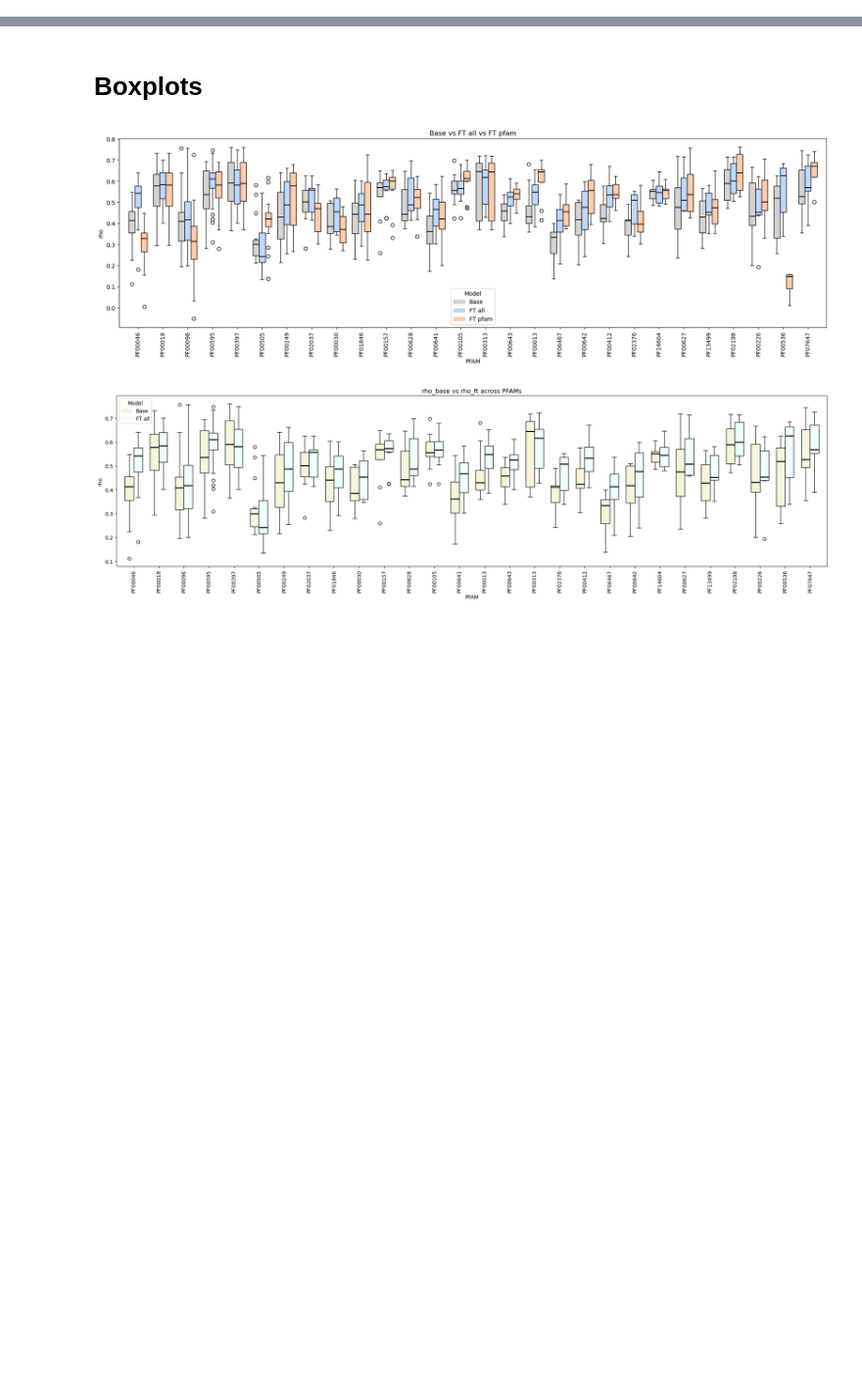
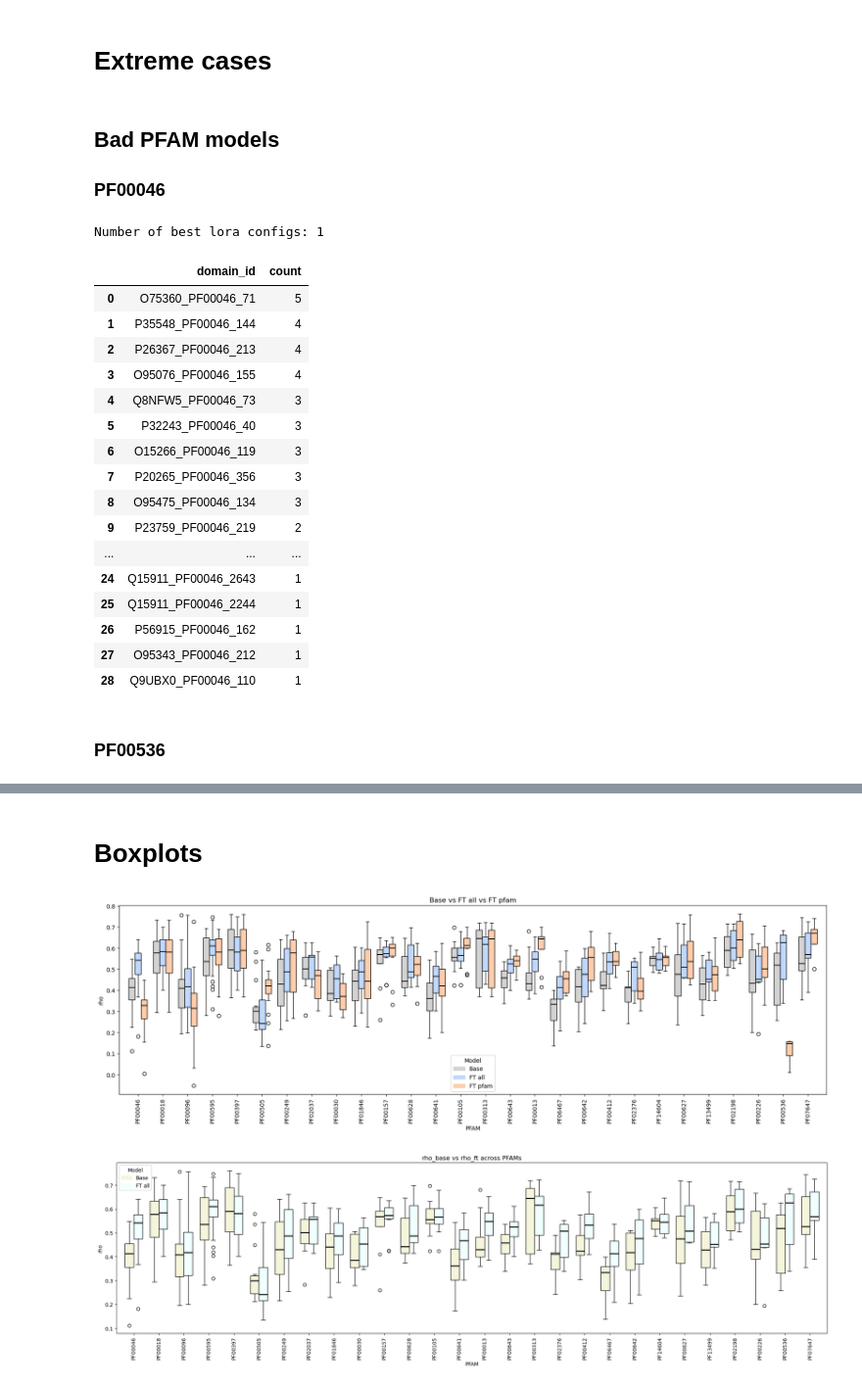
Before and after one commit to Hutch-Johnson/Protein-Language-Models, a Jupyter notebook: ESM2_PFAM_boxplots.ipynb, the cells around one changed output, grey strips where cells are left out. Shown at 98% size. Saved outputs shown, nothing was run; the diff lists cells and outputs as text; code cells hidden in the pictures; blank space fills up the shorter version.

```diff
--- a/ESM2_PFAM_boxplots.ipynb
+++ b/ESM2_PFAM_boxplots.ipynb
@@ -51,3 +55,5 @@ df_valid.head()
 | 11 | PF00010 | P22681_PF00627_854 | P22681 | False | 850 | 0.235321 | 3.693812e-12 | 0.618500 | 7.292570e-91 | ... |
 | 18 | PF00010 | Q15365_PF00013_278 | Q15365 | False | 1360 | 0.370119 | 2.091066e-45 | 0.711415 | 2.862550e-210 | ... |
 | 20 | PF00010 | Q9UJ78_PF06467_334 | Q9UJ78 | False | 678 | 0.186368 | 1.025662e-06 | 0.517991 | 8.172506e-48 | ... |
+# %% [markdown]
+# Extreme cases
@@ -53,0 +71,53 @@ df_valid.head()
+# %% [markdown]
+## Bad PFAM models
+### PF00046
+# %%
+blob_path = 'ESM2/ft_per_pfam/global_finetune/PF00046/sweep_curves.json'
+blob = bucket.blob(blob_path)
+data = blob.download_as_text()
+
+train_PF00046 = json.loads(data)
+blob_path = 'ESM2/ft_per_pfam/global_finetune/PF00046/metadata.json'
+blob = bucket.blob(blob_path)
+data = blob.download_as_text()
+
+meta_PF00046 = json.loads(data)
+train_dict = train_PF00046
+best_config = meta_PF00046["best_config"]
+
+list_best_train_PF00046 = [
+    d for d in train_dict
+    if d.get("lr") == best_config['lr']
+    and d.get("lora_r") == best_config['lora_r']
+]
+
+print(f"Number of best lora configs: {len(list_best_train_PF00046)}")
+best_train_PF00046 = list_best_train_PF00046[0]
+# best_train_PF00046
+doms = best_train_PF00046['train_sampled_domains']
+PF00046_train_doms = pd.DataFrame({'domain_id': sum(doms, [])})
+PF00046_train_doms = PF00046_train_doms.value_counts().reset_index(name='count')
+# %% [output]
+Number of best lora configs: 1
+# %%
+PF00046_train_doms
+# %% [output]
+|  | domain_id | count |
+| 0 | O75360_PF00046_71 | 5 |
+| 1 | P35548_PF00046_144 | 4 |
+| 2 | P26367_PF00046_213 | 4 |
+| 3 | O95076_PF00046_155 | 4 |
+| 4 | Q8NFW5_PF00046_73 | 3 |
+| 5 | P32243_PF00046_40 | 3 |
+| 6 | O15266_PF00046_119 | 3 |
+| 7 | P20265_PF00046_356 | 3 |
+| 8 | O95475_PF00046_134 | 3 |
+| 9 | P23759_PF00046_219 | 2 |
+| ... | ... | ... |
+| 24 | Q15911_PF00046_2643 | 1 |
+| 25 | Q15911_PF00046_2244 | 1 |
+| 26 | P56915_PF00046_162 | 1 |
+| 27 | O95343_PF00046_212 | 1 |
+| 28 | Q9UBX0_PF00046_110 | 1 |
+# %% [markdown]
+### PF00536
```
Also changed, not shown: parts of 10 cells of this notebook, 1 other file.
